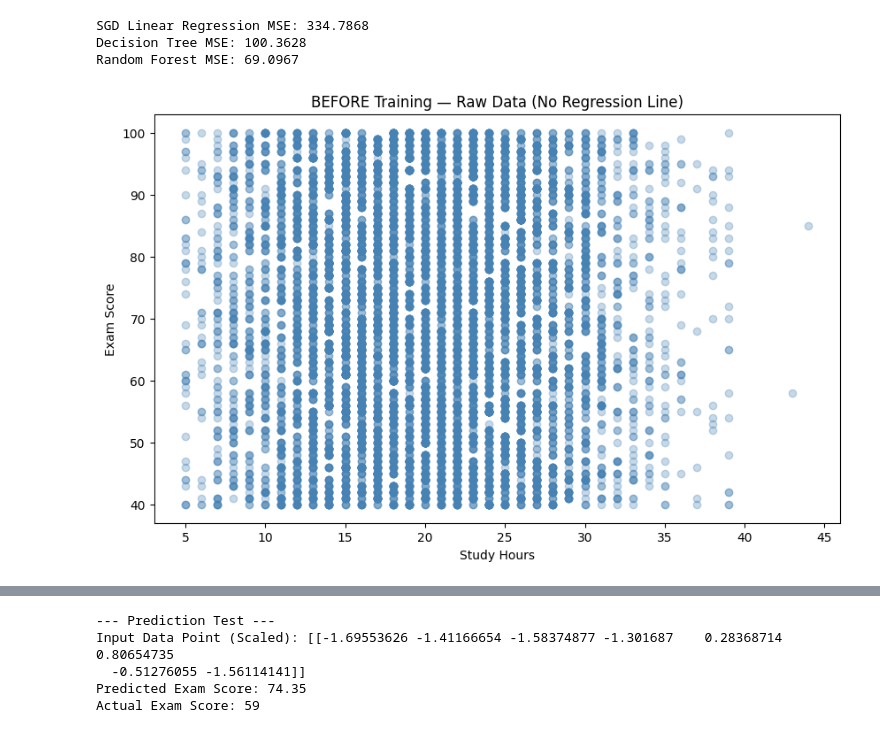
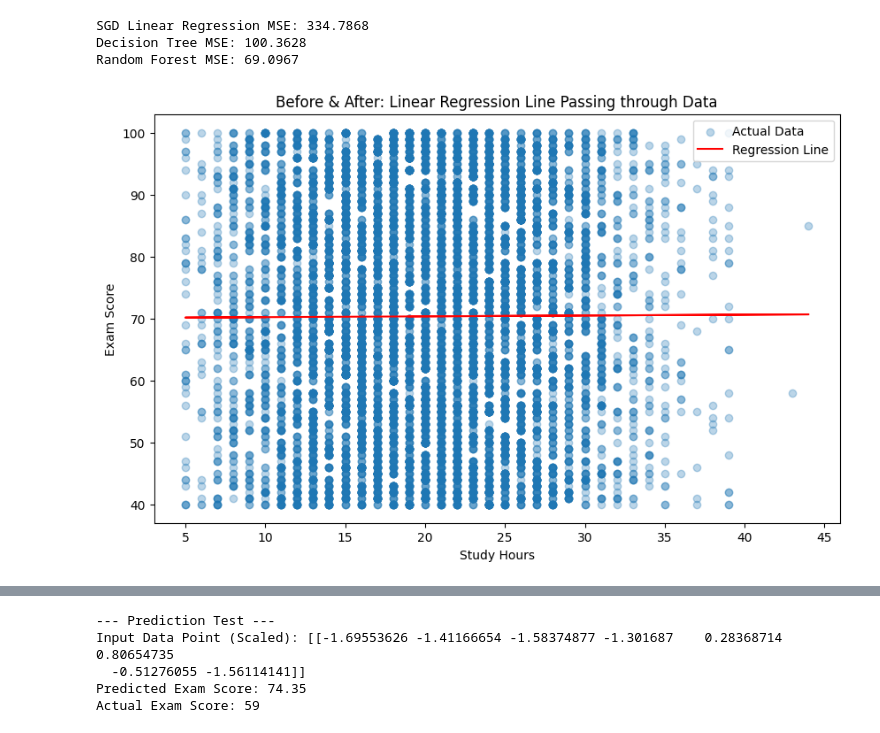
Before and after one commit to ksheilla/linear_regression_model, a Jupyter notebook: summative/linear_regression/Summative_task_1.ipynb, the cells around one changed output, grey strips where cells are left out. Saved outputs shown, nothing was run; the diff lists cells and outputs as text; code cells hidden in the pictures.

```diff
--- a/summative/linear_regression/Summative_task_1.ipynb
+++ b/summative/linear_regression/Summative_task_1.ipynb
@@ -85,17 +59,0 @@ plt.show()
-# %%
-# Numeric Conversion — Identifying and encoding categorical columns
-print("Column data types:")
-print(df.dtypes)
-print("\nCategorical columns to convert:", df.select_dtypes(include='object').columns.tolist())
-
-from sklearn.preprocessing import LabelEncoder
-
-le = LabelEncoder()
-categorical_cols = df.select_dtypes(include='object').columns
-
-for col in categorical_cols:
-    df[col] = le.fit_transform(df[col].astype(str))
-    print(f"Encoded: {col}")
-
-print("\nAll columns are now numeric. dtypes after encoding:")
-print(df.dtypes)
@@ -210,13 +114,17 @@ SGD Linear Regression MSE: 334.7868
 Decision Tree MSE: 100.3628
 Random Forest MSE: 69.0967
 # %%
-# BEFORE Training — Raw data with no regression line
+# 6. SCATTER PLOT WITH REGRESSION LINE
 plt.figure(figsize=(10, 6))
-plt.scatter(df['StudyHours'], df['ExamScore'], alpha=0.3, color='steelblue')
-plt.title('BEFORE Training — Raw Data (No Regression Line)')
+# Using a simple LR for visual clarity of the line
+simple_lr = LinearRegression()
+simple_lr.fit(df[['StudyHours']], df['ExamScore'])
+plt.scatter(df['StudyHours'], df['ExamScore'], alpha=0.3, label='Actual Data')
+plt.plot(df['StudyHours'], simple_lr.predict(df[['StudyHours']]), color='red', label='Regression Line')
 plt.xlabel('Study Hours')
 plt.ylabel('Exam Score')
-plt.savefig('before_regression.png')
-plt.show()
+plt.title('Before & After: Linear Regression Line Passing through Data')
+plt.legend()
+plt.savefig('linear_regression_fit.png')
 # %% [output]
-[figure, old version]
+[figure, new version]
```
Also changed, not shown: parts of 12 cells of this notebook.
